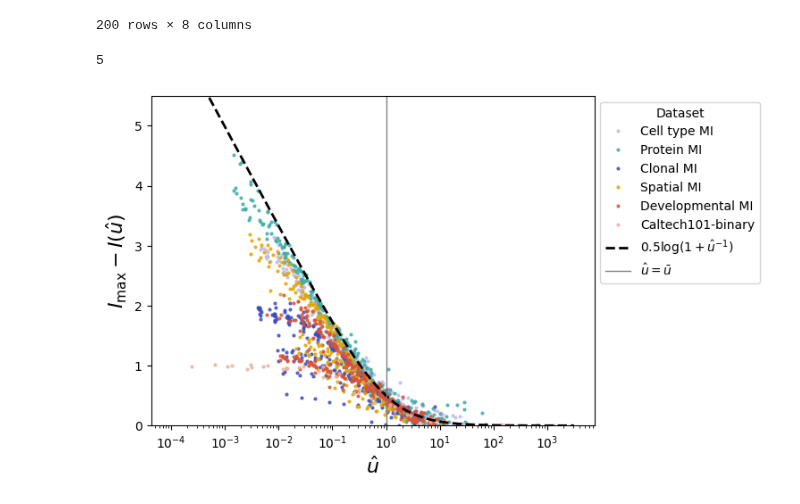
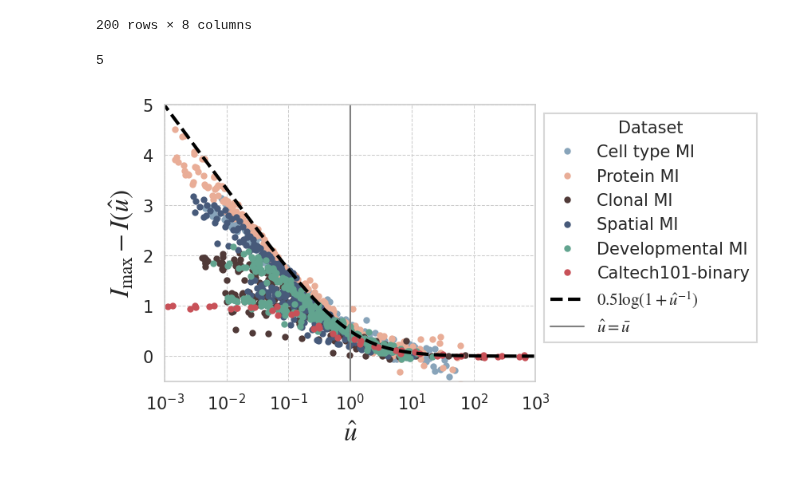
Before and after one commit to igor-sadalski/Scaling-up-measurement-noise-scaling-laws, a Jupyter notebook: analysis/collapse.ipynb, the cells around one changed output. Cells and saved outputs as stored; diff of their text form; code cells hidden in the pictures.

```diff
--- a/analysis/collapse.ipynb
+++ b/analysis/collapse.ipynb
@@ -5,6 +5,23 @@ import matplotlib.pyplot as plt
 from lmfit import Model
 import seaborn as sns
 from matplotlib import rcParams
+# %%
+sns.set_style('whitegrid')
+rcParams['figure.dpi'] = 150
+rcParams['figure.figsize'] = (4, 3)
+rcParams['grid.linewidth'] = 0.5
+rcParams['grid.linestyle'] = 'dashed'
+rcParams['legend.fancybox'] = False
+rcParams['mathtext.fontset'] = 'stix'
+
+dpi = 200
+
+pretty_palette = ["#C85158",
+                    "#62A48F",
+                    "#475A7A",
+                    "#503A38",
+                    "#E9AD97",
+                    "#88A4BA",][::-1]
 # %%
 gaussian_df = pd.read_csv('https://raw.githubusercontent.com/ggdna/scScaling/main/results/Caltech101_Gaussian.csv')
 res_df = pd.read_csv('https://raw.githubusercontent.com/ggdna/scScaling/main/results/Caltech101_resolution.csv')
@@ -54,13 +71,10 @@ def info_scaling(x, A, B):
 # plotting setup
 fig, ax = plt.subplots()
 
-c6 = ['#c4bae2','#40ada6','#3c4ebf',
-        '#e3a600', '#d6543a', '#edb1a3']
-pretty_palette = c6 #[c6[c] for c in range(6) if c in [1,2,3,4]]
-
 # params
-lw, alpha, ms = 0, 0.8, 2
+lw, alpha, ms = 0, 1, 3
 hue_order = ['PCA', 'SCVI', 'Geneformer']
+plot_fits = False
 signals = df['signal'].unique().tolist()
 print(len(signals))
 
@@ -79,18 +93,6 @@ def fit_and_plot(df):
                 if len(y) < 10:
                     continue
 
-                # print(len(y), len(x))
-
-                # # fit model
-                # m = Model(info_scaling)
-                # p = m.make_params(A=1e-1, B=1e-2)
-                # p['A'].min = 0; p['B'].min = 0
-                # res = m.fit(y, p, x=x)
-                # # print(res.fit_report())
-
-                # a, b = res.params['A'].value, res.params['B'].value
-                # err_a, err_b = res.params['A'].stderr, res.params['B'].stderr
-
                 # get params from sc_param_df
                 row = sc_param_df[(sc_param_df['metric'] == sig)
                                   & (sc_param_df['method'] == alg)
@@ -105,17 +107,25 @@ def fit_and_plot(df):
                 # check error
                 if err_xbar and err_imax and err_xbar < xbar and err_imax < imax:
                     xhat = x / xbar
-                    # plot residual info
                     ax.plot(
                         xhat,
                         imax - y,
-                        color=c6[idx],
+                        color=pretty_palette[idx],
                         marker='o',
                         alpha=alpha,
                         markersize=ms,
                         label=sig,
                         lw=lw
                     )
+
+                    # plot fit
+                    xs = np.logspace(-4, 3.5, 100)
+                    A = 1/xbar
+                    B = A*(2**(2*imax))
+                    ys = info_scaling(xs, A, B)
+                    if plot_fits:
+                        ax.plot(xs/xbar, imax - ys, color=pretty_palette[idx], linestyle='--',
+                            alpha=0.5, lw=0.5, zorder=0.5, )
 
 fit_and_plot(df)
 
@@ -142,34 +152,44 @@ for im_idx, imdf in enumerate([gaussian_df, res_df]):
 
             if result.params['A'].stderr < result.params['A'].value and result.params['B'].stderr < result.params['B'].value:
 
 
                 x_bar = 1/result.params['A'].value
 
                 x_hat = x_data / x_bar
 
                 I_max = 0.5 * np.log2(result.params['B'].value/result.params['A'].value)
 
-                ax.plot(x_data / x_bar, I_max-y_data, color=c6[-1], marker='o',
+                ax.plot(x_data / x_bar, I_max-y_data, color=pretty_palette[-1], marker='o',
                         alpha=alpha, markersize=ms, label='Caltech101-binary', lw=lw)
+
+                                # plot fit
+                xs = np.logspace(-4, 3.5, 100)
+                A = 1/x_bar
+                B = A*(2**(2*I_max))
+                ys = info_scaling(xs, A, B)
+                if plot_fits:
+                    ax.plot(xs/x_bar, I_max - ys, color=pretty_palette[-1], linestyle='--',
+                        alpha=0.5, lw=0.5, zorder=2, )
 
 
 
 xs = np.logspace(-4, 3.5, 100)
 ys = 0.5*np.log2(1 + 1/xs)
 ax.plot(xs, ys, color='black', linestyle='--', alpha=1, lw=2,
          label=r'$0.5 \log (1 + \hat{u}^{-1})$')
-ax.plot([1, 1], [0, 5.5], color='grey', linestyle='-', alpha=1, label=r'$\hat{u} = \bar{u}$', lw=1)
+ax.plot([1, 1], [-1, 5.5], color='grey', linestyle='-', alpha=1, label=r'$\hat{u} = \bar{u}$', lw=1)
 
 
 ax.set_xscale('log')
 ax.set_ylabel(r'$I_{\max} - I(\hat{u})$',fontsize=16)
 ax.set_xlabel(r'$\hat{u}$', fontsize=16)
-ax.set_ylim(0, 5.5)
+ax.set_ylim(-0.5, 5)
+ax.set_xlim(1e-3, 1e3)
 handles, labels = plt.gca().get_legend_handles_labels()
 by_label = dict(zip(labels, handles))
 plt.legend(by_label.values(), by_label.keys(), loc='upper left',
            bbox_to_anchor=(1., 1.), title='Dataset')
 plt.show()
 # %% [output]
 5
-[figure, old version]
+[figure, new version]
```
